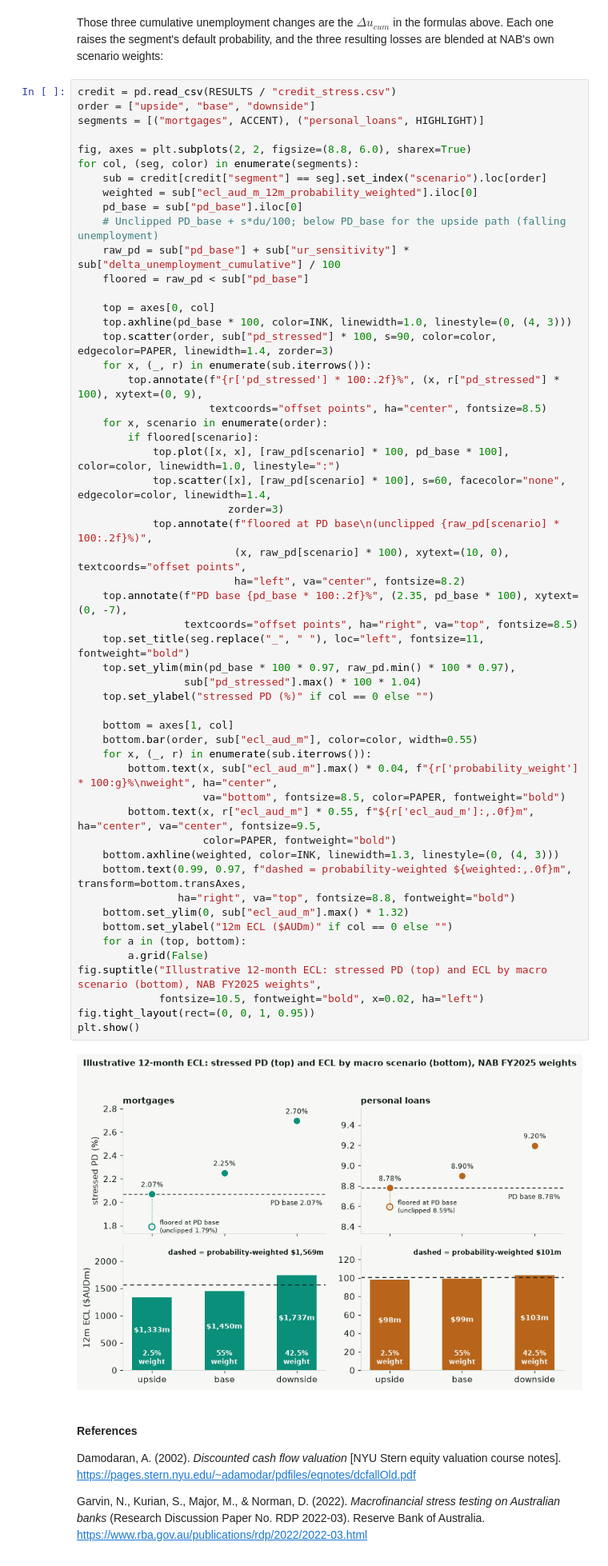
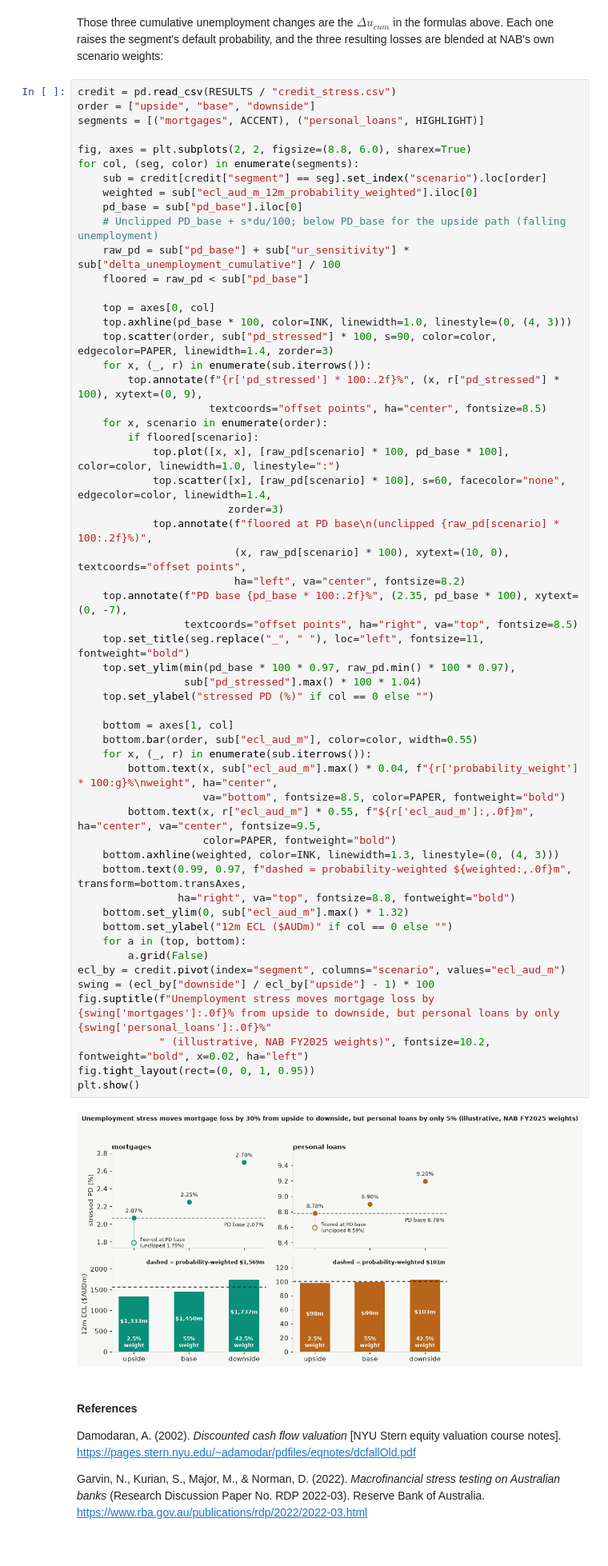
Before and after one commit to JuanVu1810/Australian-CPI-Forecast, a Jupyter notebook: book/australian_cpi_forecasting/04_modeling/47_credit_stress.ipynb, the cells around one changed output. Shown at 80% size. Drawn from its saved outputs; the diff is of its cells as text.

```diff
--- a/book/australian_cpi_forecasting/04_modeling/47_credit_stress.ipynb
+++ b/book/australian_cpi_forecasting/04_modeling/47_credit_stress.ipynb
@@ -134,36 +134,38 @@ for col, (seg, color) in enumerate(segments):
             top.plot([x, x], [raw_pd[scenario] * 100, pd_base * 100], color=color, linewidth=1.0, linestyle=":")
             top.scatter([x], [raw_pd[scenario] * 100], s=60, facecolor="none", edgecolor=color, linewidth=1.4,
                         zorder=3)
             top.annotate(f"floored at PD base\n(unclipped {raw_pd[scenario] * 100:.2f}%)",
                          (x, raw_pd[scenario] * 100), xytext=(10, 0), textcoords="offset points",
                          ha="left", va="center", fontsize=8.2)
     top.annotate(f"PD base {pd_base * 100:.2f}%", (2.35, pd_base * 100), xytext=(0, -7),
                  textcoords="offset points", ha="right", va="top", fontsize=8.5)
     top.set_title(seg.replace("_", " "), loc="left", fontsize=11, fontweight="bold")
     top.set_ylim(min(pd_base * 100 * 0.97, raw_pd.min() * 100 * 0.97),
                  sub["pd_stressed"].max() * 100 * 1.04)
     top.set_ylabel("stressed PD (%)" if col == 0 else "")
 
     bottom = axes[1, col]
     bottom.bar(order, sub["ecl_aud_m"], color=color, width=0.55)
     for x, (_, r) in enumerate(sub.iterrows()):
         bottom.text(x, sub["ecl_aud_m"].max() * 0.04, f"{r['probability_weight'] * 100:g}%\nweight", ha="center",
                     va="bottom", fontsize=8.5, color=PAPER, fontweight="bold")
         bottom.text(x, r["ecl_aud_m"] * 0.55, f"${r['ecl_aud_m']:,.0f}m", ha="center", va="center", fontsize=9.5,
                     color=PAPER, fontweight="bold")
     bottom.axhline(weighted, color=INK, linewidth=1.3, linestyle=(0, (4, 3)))
     bottom.text(0.99, 0.97, f"dashed = probability-weighted ${weighted:,.0f}m", transform=bottom.transAxes,
                 ha="right", va="top", fontsize=8.8, fontweight="bold")
     bottom.set_ylim(0, sub["ecl_aud_m"].max() * 1.32)
     bottom.set_ylabel("12m ECL ($AUDm)" if col == 0 else "")
     for a in (top, bottom):
         a.grid(False)
-fig.suptitle("Illustrative 12-month ECL: stressed PD (top) and ECL by macro scenario (bottom), NAB FY2025 weights",
-             fontsize=10.5, fontweight="bold", x=0.02, ha="left")
+ecl_by = credit.pivot(index="segment", columns="scenario", values="ecl_aud_m")
+swing = (ecl_by["downside"] / ecl_by["upside"] - 1) * 100
+fig.suptitle(f"Unemployment stress moves mortgage loss by {swing['mortgages']:.0f}% from upside to downside, but personal loans by only {swing['personal_loans']:.0f}%"
+             " (illustrative, NAB FY2025 weights)", fontsize=10.2, fontweight="bold", x=0.02, ha="left")
 fig.tight_layout(rect=(0, 0, 1, 0.95))
 plt.show()
 # %% [output]
-[figure, old version]
+[figure, new version]
 # %% [markdown]
 #### References
 
```
Also changed, not shown: 9 other files.
